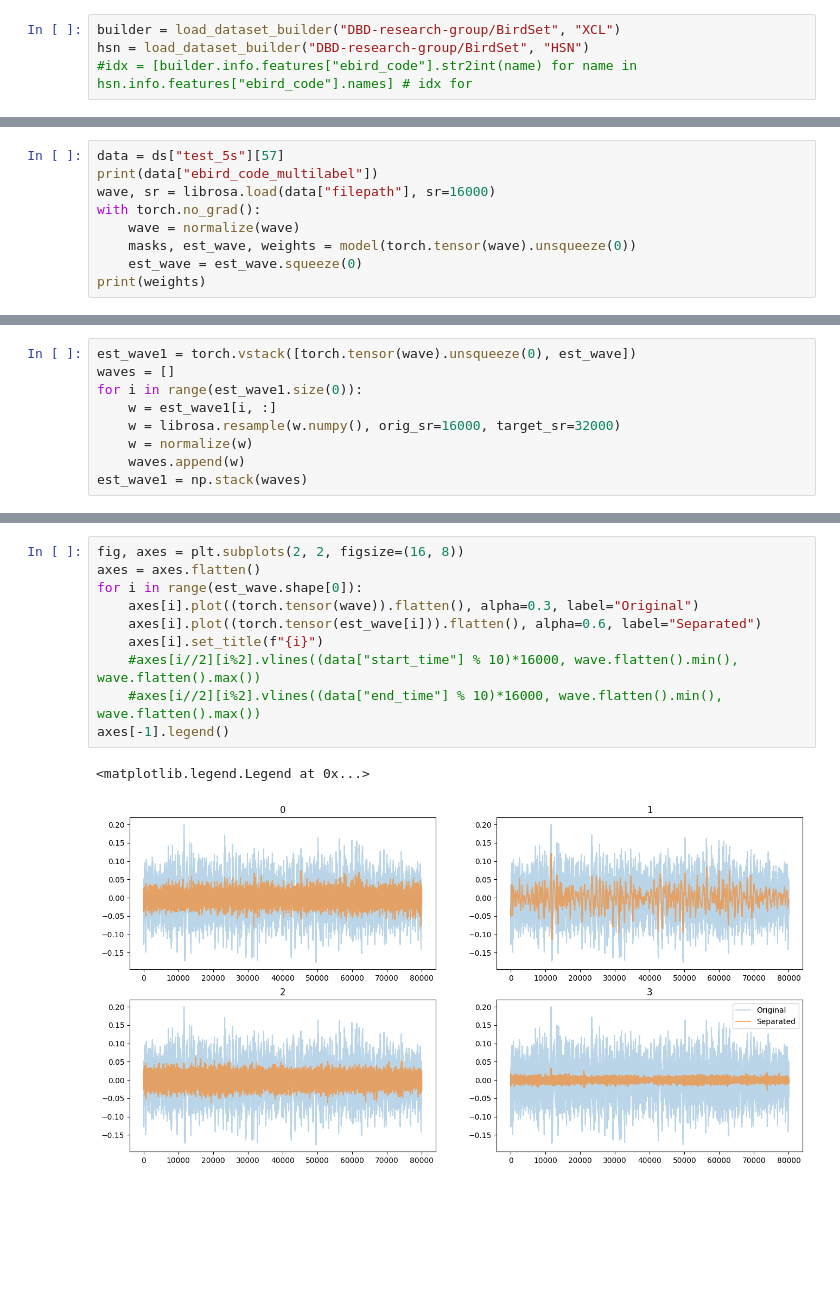
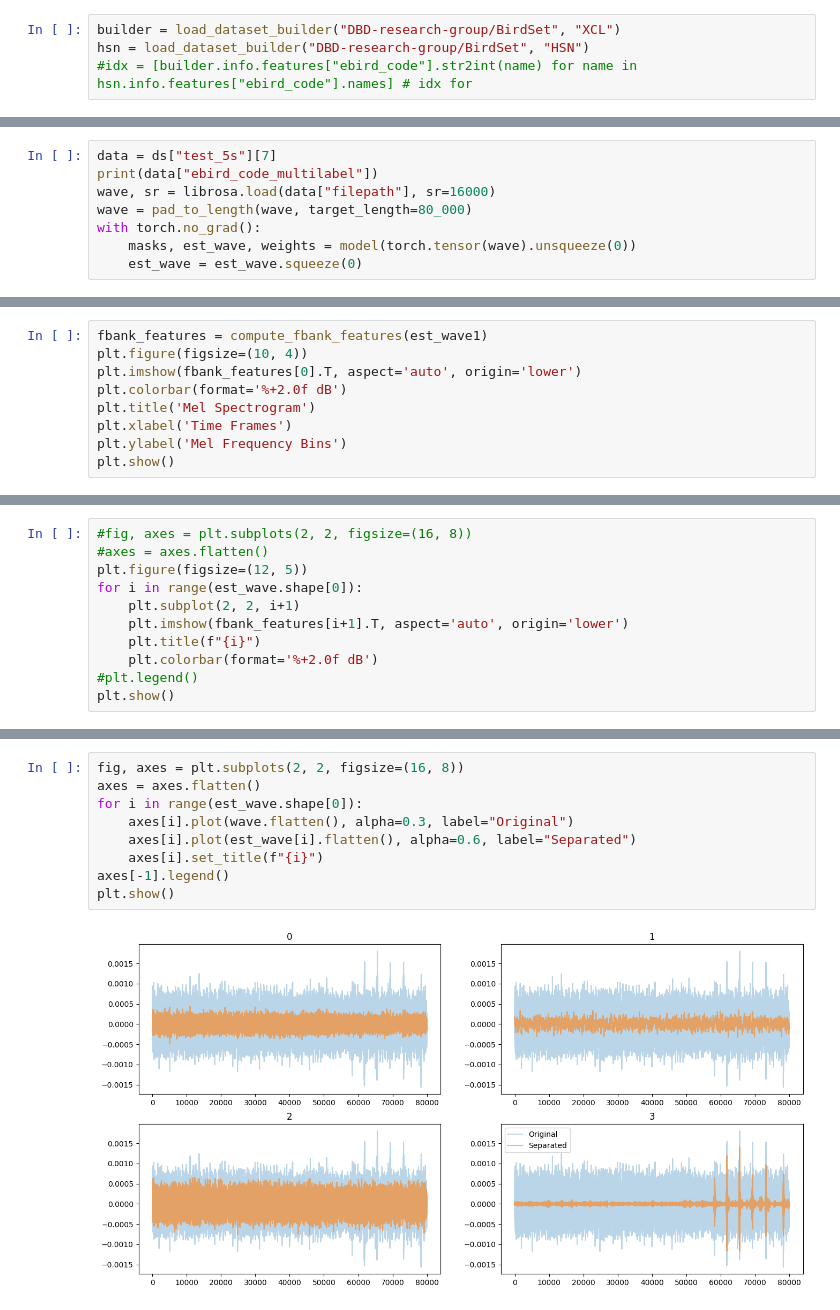
Before and after one commit to KlaraGtknst/sound-separation, a Jupyter notebook: notebooks/moritz/03_separation_perch.ipynb, the cells around one changed output, grey strips where cells are left out. Saved outputs shown, nothing was run; the diff lists cells and outputs as text; blank space fills up the shorter version.

```diff
--- a/notebooks/moritz/03_separation_perch.ipynb
+++ b/notebooks/moritz/03_separation_perch.ipynb
@@ -66,10 +72,9 @@ ds = load_dataset("DBD-research-group/BirdSet", "HSN", cache_dir="data/HSN")
 # %%
-data = ds["test_5s"][57]
+data = ds["test_5s"][7]
 print(data["ebird_code_multilabel"])
 wave, sr = librosa.load(data["filepath"], sr=16000)
+wave = pad_to_length(wave, target_length=80_000)
 with torch.no_grad():
-    wave = normalize(wave)
     masks, est_wave, weights = model(torch.tensor(wave).unsqueeze(0))
     est_wave = est_wave.squeeze(0)
-print(weights)
 # %% [output]
@@ -78,9 +81,0 @@ tensor([[0.4342, 0.0015, 0.3062, 0.2580]])
-# %%
-est_wave1 = torch.vstack([torch.tensor(wave).unsqueeze(0), est_wave])
-waves = []
-for i in range(est_wave1.size(0)):
-    w = est_wave1[i, :]
-    w = librosa.resample(w.numpy(), orig_sr=16000, target_sr=32000)
-    w = normalize(w)
-    waves.append(w)
-est_wave1 = np.stack(waves)
@@ -176,0 +104,9 @@ plt.show()
+# %%
+fbank_features = compute_fbank_features(est_wave1)
+plt.figure(figsize=(10, 4))
+plt.imshow(fbank_features[0].T, aspect='auto', origin='lower')
+plt.colorbar(format='%+2.0f dB')
+plt.title('Mel Spectrogram')
+plt.xlabel('Time Frames')
+plt.ylabel('Mel Frequency Bins')
+plt.show()
@@ -176,0 +115,11 @@ plt.show()
+# %%
+#fig, axes = plt.subplots(2, 2, figsize=(16, 8))
+#axes = axes.flatten()
+plt.figure(figsize=(12, 5))
+for i in range(est_wave.shape[0]):
+    plt.subplot(2, 2, i+1)
+    plt.imshow(fbank_features[i+1].T, aspect='auto', origin='lower')
+    plt.title(f"{i}")
+    plt.colorbar(format='%+2.0f dB')
+#plt.legend()
+plt.show()
@@ -177,13 +128,11 @@ plt.show()
 # %%
 fig, axes = plt.subplots(2, 2, figsize=(16, 8))
 axes = axes.flatten()
 for i in range(est_wave.shape[0]):
-    axes[i].plot((torch.tensor(wave)).flatten(), alpha=0.3, label="Original")
-    axes[i].plot((torch.tensor(est_wave[i])).flatten(), alpha=0.6, label="Separated")
+    axes[i].plot(wave.flatten(), alpha=0.3, label="Original")
+    axes[i].plot(est_wave[i].flatten(), alpha=0.6, label="Separated")
     axes[i].set_title(f"{i}")
-    #axes[i//2][i%2].vlines((data["start_time"] % 10)*16000, wave.flatten().min(), wave.flatten().max())
-    #axes[i//2][i%2].vlines((data["end_time"] % 10)*16000, wave.flatten().min(), wave.flatten().max())
 axes[-1].legend()
+plt.show()
 # %% [output]
-<matplotlib.legend.Legend at 0x...>
-[figure, old version]
+[figure, new version]
```
Also changed, not shown: parts of 18 cells of this notebook, 17 other files.
